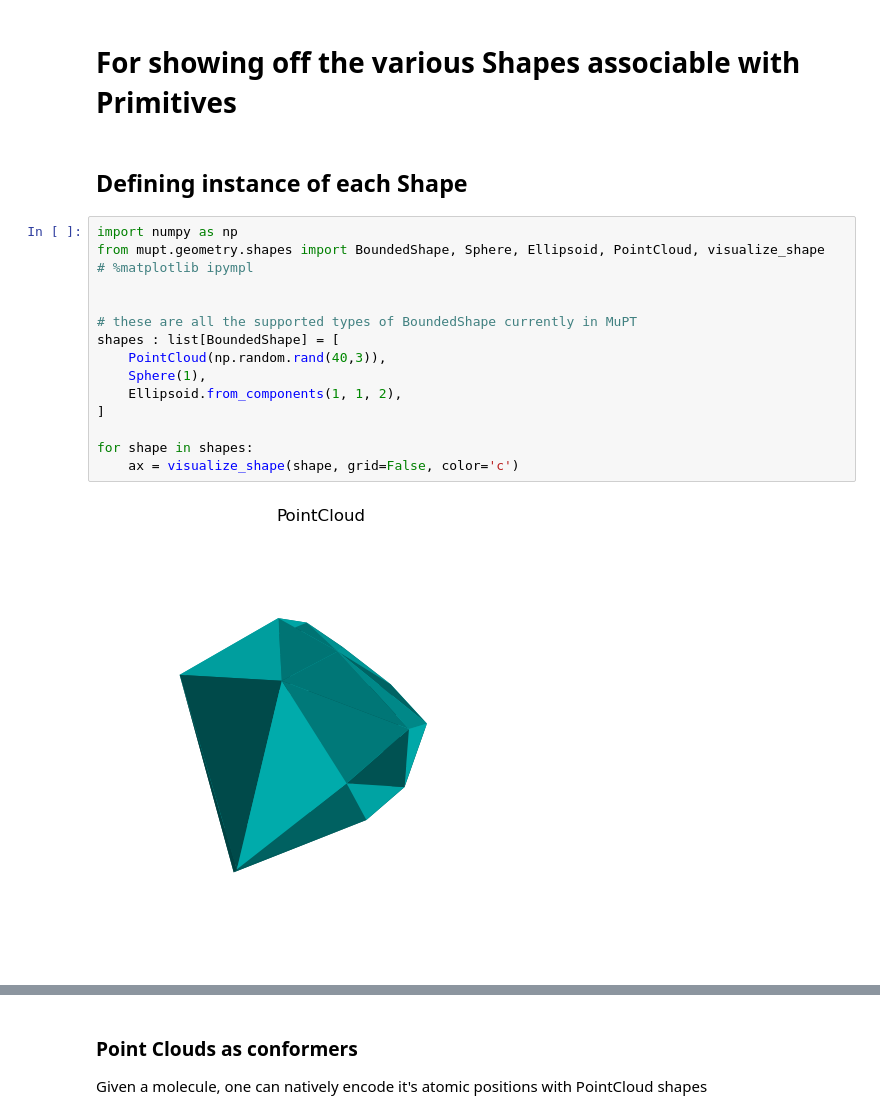
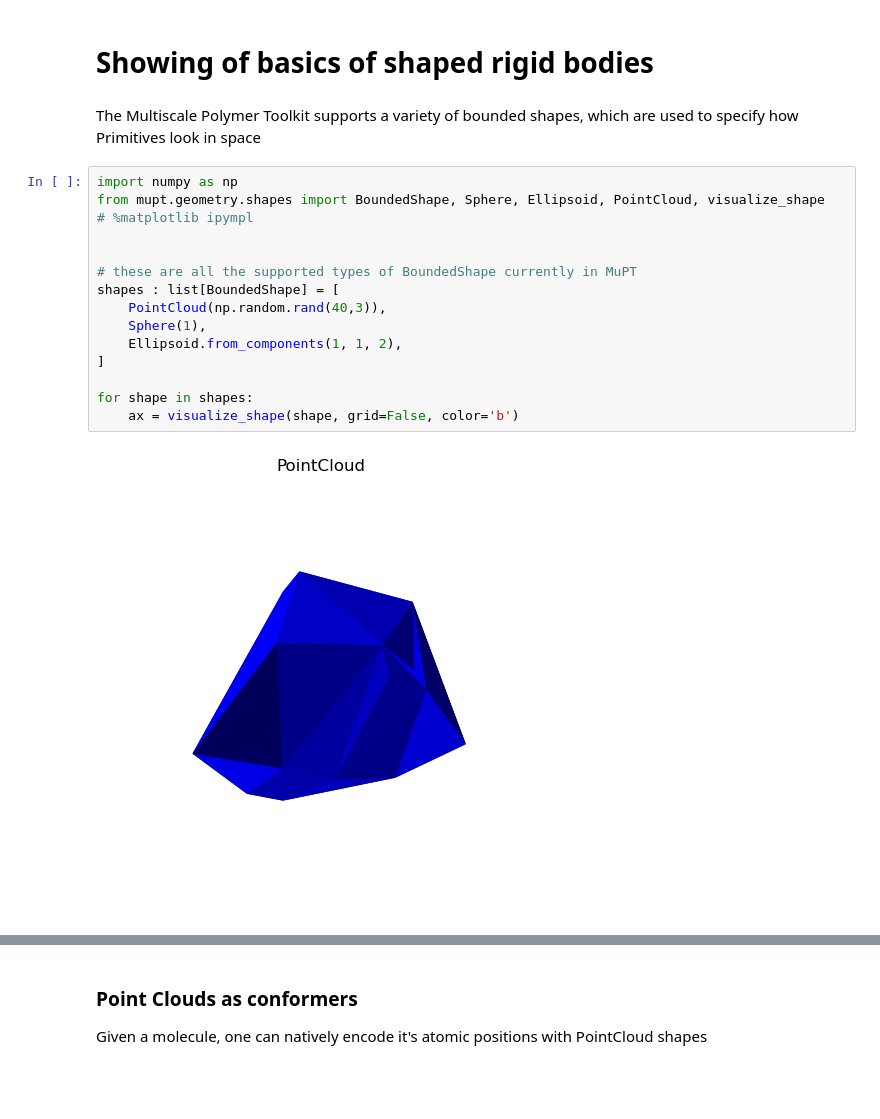
Before and after one commit to MuPT-hub/mupt-examples, a Jupyter notebook: examples_repr/mupt_shapes.ipynb, the cells around one changed output, grey strips where cells are left out. Cells and saved outputs as stored; diff of their text form; blank space fills up the shorter version.

```diff
--- a/examples_repr/mupt_shapes.ipynb
+++ b/examples_repr/mupt_shapes.ipynb
@@ -1,21 +1,21 @@
 # %% [markdown]
-# For showing off the various Shapes associable with Primitives
+# Showing of basics of shaped rigid bodies
 # %% [markdown]
-## Defining instance of each Shape
+The Multiscale Polymer Toolkit supports a variety of bounded shapes, which are used to specify how Primitives look in space
 # %%
 import numpy as np
 from mupt.geometry.shapes import BoundedShape, Sphere, Ellipsoid, PointCloud, visualize_shape
 # %matplotlib ipympl
 
 
 # these are all the supported types of BoundedShape currently in MuPT
 shapes : list[BoundedShape] = [
     PointCloud(np.random.rand(40,3)),
     Sphere(1),
     Ellipsoid.from_components(1, 1, 2),
 ]
 
 for shape in shapes:
-    ax = visualize_shape(shape, grid=False, color='c')
+    ax = visualize_shape(shape, grid=False, color='b')
 # %% [output]
-[figure, old version]
+[figure, new version]
```
Also changed, not shown: parts of 9 cells of this notebook, 3 other files.
